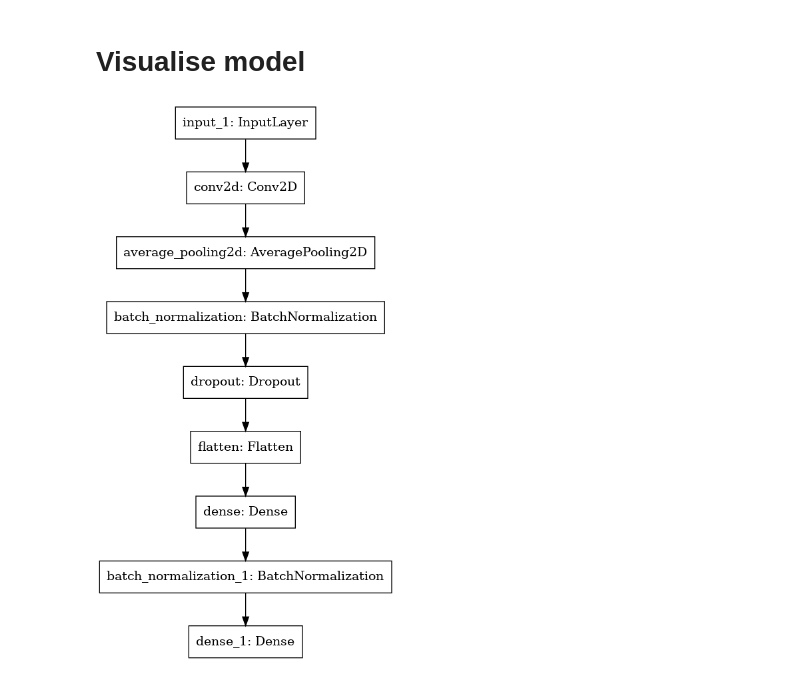
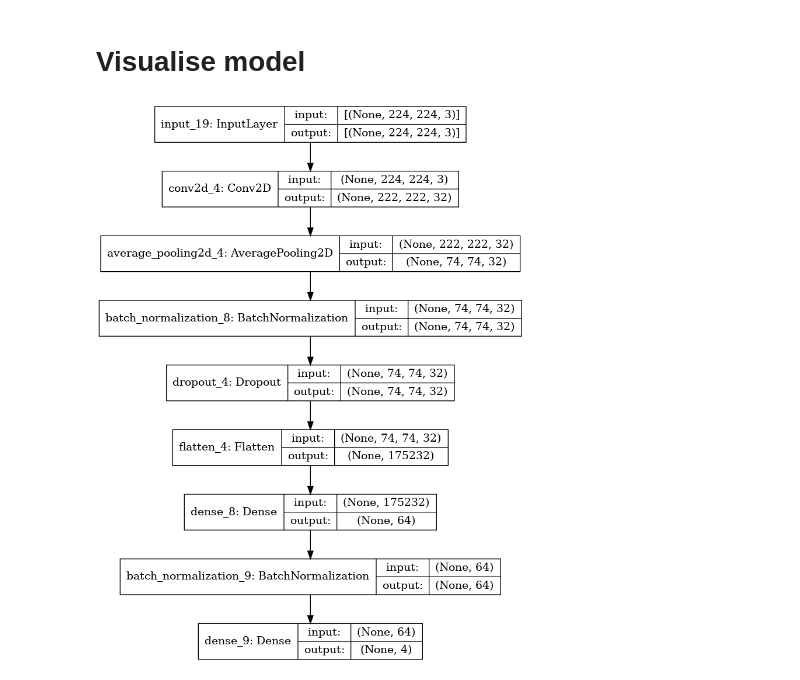
Before and after one commit to Niellai/ObjectDetection, a Jupyter notebook: 10_COVID19_ArcFace.ipynb, the cells around one changed output. Saved outputs shown, nothing was run; the diff lists cells and outputs as text; code cells hidden in the pictures.

```diff
--- a/10_COVID19_ArcFace.ipynb
+++ b/10_COVID19_ArcFace.ipynb
@@ -284,7 +284,7 @@ class datagenerator(object):
                 iaa.Fliplr(0.5),
                 iaa.Flipud(0.5)
             ]),
-            # sometimes(iaa.Crop(px=(10, int(image.shape[0] * 0.2)), keep_size=True))
+            sometimes(iaa.Crop(px=(10, int(image.shape[0] * 0.2)), keep_size=True))
         ],
         random_order=True)
 
@@ -398,8 +398,8 @@ checkPoint = ModelCheckpoint(model_path, monitor='val_loss', verbose=1, save_bes
 reduceLROnPlato = ReduceLROnPlateau(monitor='val_loss', factor=0.5, patience=5, verbose=1, mode='min')
 earlyStop = EarlyStopping(monitor='val_loss', mode='auto', verbose=1, patience=10)
 
-# train_gen = generator.get_batch(batch_size, is_augmented=True, validation=False)
-# test_gen = generator.get_batch(400, is_augmented=False, validation=True)
+train_gen = generator.get_batch(batch_size, is_augmented=True, validation=False)
+test_gen = generator.get_batch(400, is_augmented=False, validation=True)
 # %%
 opt = tf.keras.optimizers.Adam(learning_rate=1e-2)
 
@@ -785,17 +786,17 @@ ________________________________________________________________________________
 # %%
 tf.keras.utils.plot_model(
     simple_model,
     to_file="simple_model.png",
-    show_shapes=False,
+    show_shapes=True,
     show_dtype=False,
     show_layer_names=True,
     rankdir="TB",
     expand_nested=False,
     dpi=96,
     layer_range=None,
 )
 # %% [output]
-[figure, old version]
+[figure, new version]
 # %%
 tf.keras.utils.plot_model(
     simple_arcface_model,
```
Also changed, not shown: parts of 36 cells of this notebook.
